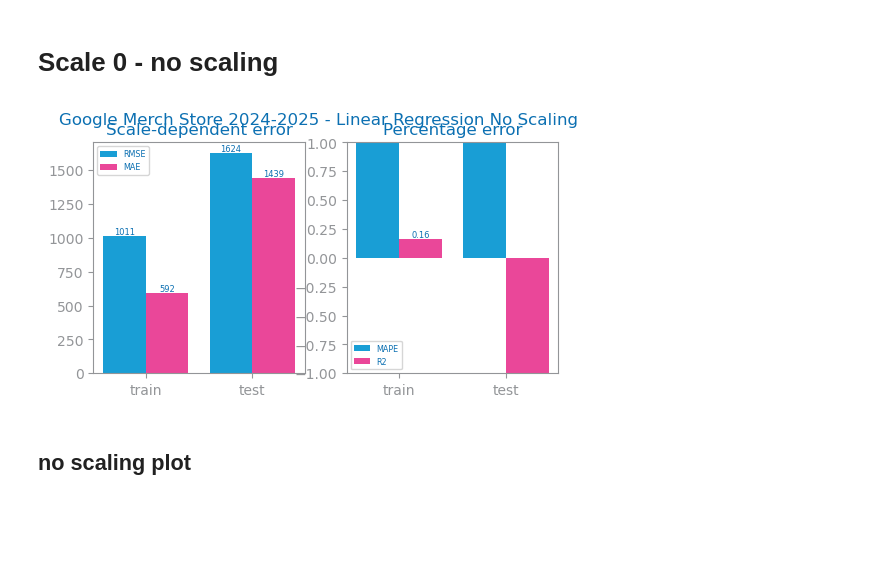
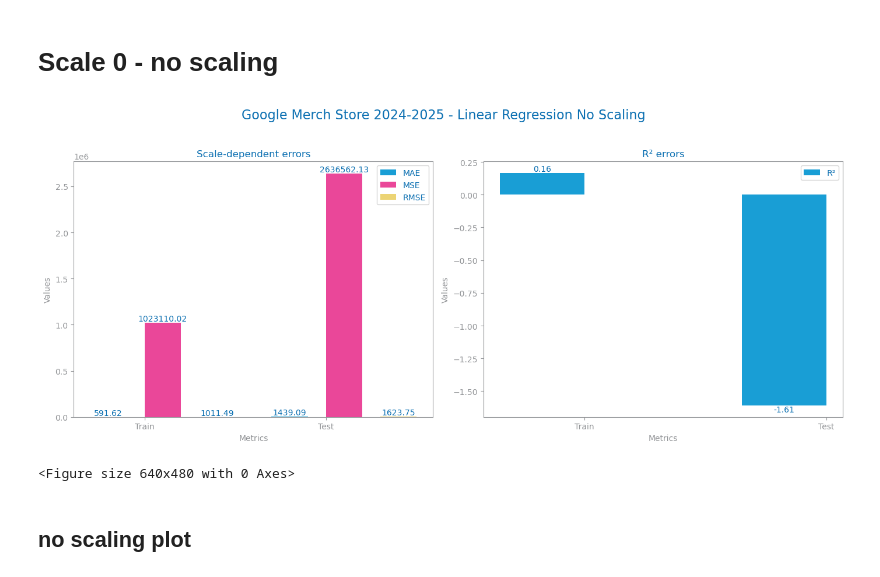
Before and after one commit to jvanalytics/ist_dash_2024_rec, a Jupyter notebook: time_series_forecasting/notebooks/dataset_3/3_ga4_merch_agg_2024_time_series_scaling.ipynb, the cells around one changed output. Cells and saved outputs as stored; diff of their text form; code cells hidden in the pictures; blank space fills up the shorter version.

Commit message:
added plots for different models

```diff
--- a/time_series_forecasting/notebooks/dataset_3/3_ga4_merch_agg_2024_time_series_scaling.ipynb
+++ b/time_series_forecasting/notebooks/dataset_3/3_ga4_merch_agg_2024_time_series_scaling.ipynb
@@ -70,35 +70,36 @@ train_0, test_0 = series_train_test_split(data_0, trn_pct=test_split_threshold)
 # Ensure no data leakage
 assert not set(train_0.index).intersection(set(test_0.index)), "Data leakage detected: Train and test sets overlap."
 
 
 # Prepare the training and testing data from dataframes with features and target
 # trnX_0 = train_0.drop(columns=[target])
 # trnY_0 = train_0[target]
 # tstX_0 = test_0.drop(columns=[target])
 # tstY_0 = test_0[target]
 
 
 # Prepare the training and testing data using the time index as the feature
 trnX_0 = arange(len(train_0)).reshape(-1, 1)
 trnY_0 = train_0[target].to_numpy()
 tstX_0 = arange(len(train_0), len(data_0)).reshape(-1, 1)
 tstY_0 = test_0[target].to_numpy()
 
 
 
 # Fit the linear regression model
 model_0 = LinearRegression()
 model_0.fit(trnX_0, trnY_0)
 
 # Predict the training and testing data
 prd_trn_0 = Series(model_0.predict(trnX_0), index=train_0.index)
 prd_tst_0 = Series(model_0.predict(tstX_0), index=test_0.index)
 
 # Plot the forecasting evaluation
-plot_forecasting_eval(train_0[target], test_0[target], prd_trn_0, prd_tst_0, title=f"{file_tag} - Linear Regression No Scaling")
+plot_single_model_evaluation(train_0[target], test_0[target], prd_trn_0, prd_tst_0, title=f"{file_tag} - Linear Regression No Scaling")
 savefig(f"images/{file_tag}_linear_regression_eval_no_scale.png")
 # %% [output]
-[figure, old version]
+[figure, new version]
+<Figure size 640x480 with 0 Axes>
 # %% [markdown]
 ## no scaling plot
 # %%
```
Also changed, not shown: parts of 3 cells of this notebook, 32 other files.
